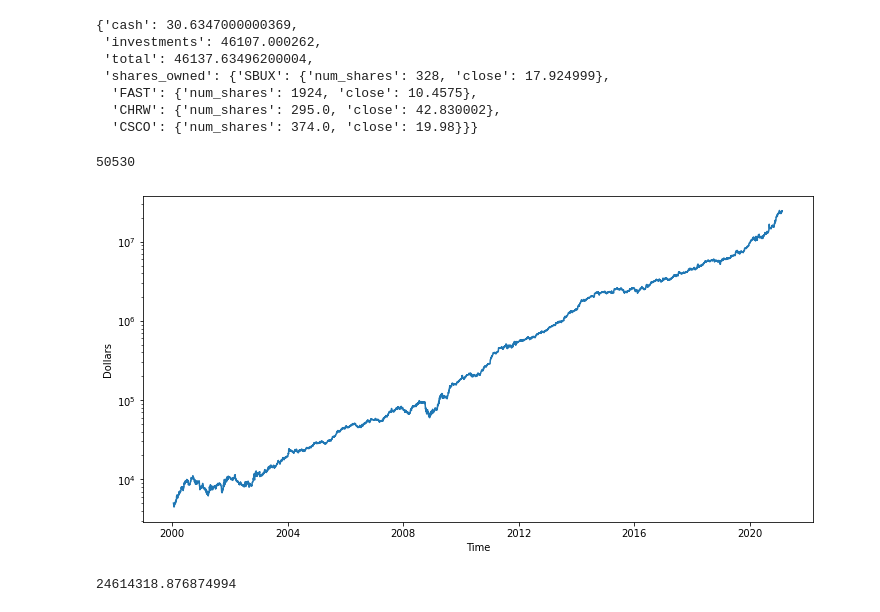
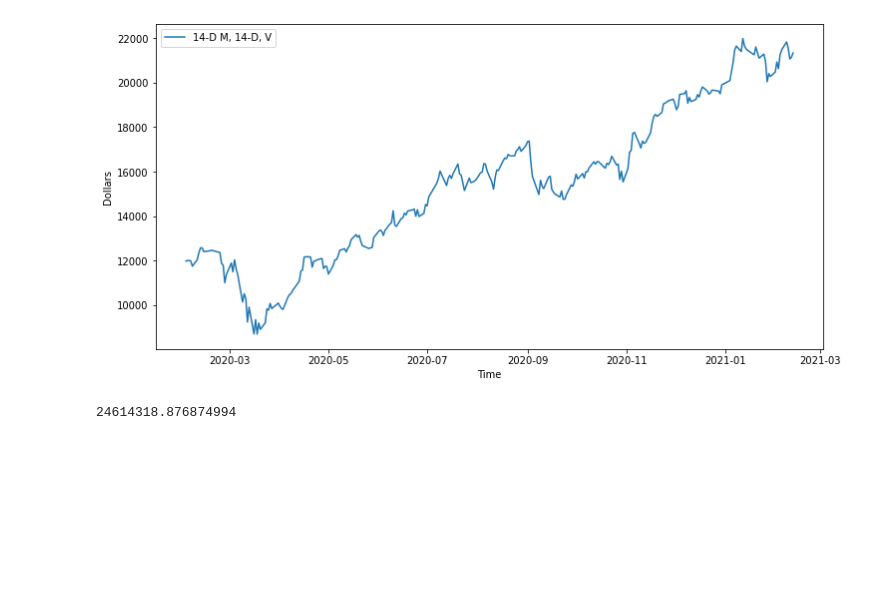
Before and after one commit to pdoyle5000/simple_backtester, a Jupyter notebook: notebooks/PerformanceAnalysis.ipynb, the cells around one changed output. Saved outputs shown, nothing was run; the diff lists cells and outputs as text; code cells hidden in the pictures; blank space fills up the shorter version.

```diff
--- a/notebooks/PerformanceAnalysis.ipynb
+++ b/notebooks/PerformanceAnalysis.ipynb
@@ -17,18 +78,28 @@ btdf.momentum.max()
+# %%
+btdf = pd.read_csv("../results/backtest.csv")
+with open("../results/daily_state.json", "r") as f:
+    state = json.load(f)
+# %%
+def backtest_metrics(dict_list: list) -> None:
+    # take in a list of labels as well.
+    plt.figure(figsize=(12,6))
+    plt.xlabel("Time")
+    plt.ylabel("Dollars")
+
+    for j in dict_list:
+        performance = [j[key]['total'] for key in j.keys()]
+        times = [key for key in j.keys()]
+        timeseries = pd.to_datetime(times)
+        plt.plot(timeseries, performance, label="14-D M, 14-D, V")
+    plt.legend()
+    plt.show()
+# %%
+q = {k:v for k,v in better_drawdown.items() if pd.to_datetime(k) > pd.to_datetime('2020-02-01')}
 # %%
-import json
-with open("test_state.json", "r") as f:
-    j = json.load(f)
+with open("../results/minmomentum40_daily_state.json", "r") as f:
+
+    better_drawdown = json.load(f)
+
+backtest_metrics([q])
+# %% [output]
+[figure, added]
-# %%
-j['2006-02-16 00:00:00']
-# %% [output]
-{'cash': 30.6347000000369,
- 'investments': 46107.000262,
- 'total': 46137.63496200004,
- 'shares_owned': {'SBUX': {'num_shares': 328, 'close': 17.924999},
-  'FAST': {'num_shares': 1924, 'close': 10.4575},
-  'CHRW': {'num_shares': 295.0, 'close': 42.830002},
-  'CSCO': {'num_shares': 374.0, 'close': 19.98}}}
-# %%
-(49 * 281) + (51 * 170) + (45 * 313) + (47 * 298)
-# %% [output]
-50530
@@ -39,13 +106,3 @@ timeseries = pd.to_datetime(times)
-# %%
-import matplotlib.pyplot as plt
-plt.figure(figsize=(12,6))
-plt.xlabel("Time")
-plt.ylabel("Dollars")
-plt.yscale('log')
-plt.plot(timeseries, performance)
-plt.show()
-# %% [output]
-[figure, removed]
 # %%
 # build in drawdown on a min momentum threshold then rerun.
 # %%
```
Also changed, not shown: parts of 14 cells of this notebook, 5 other files.
